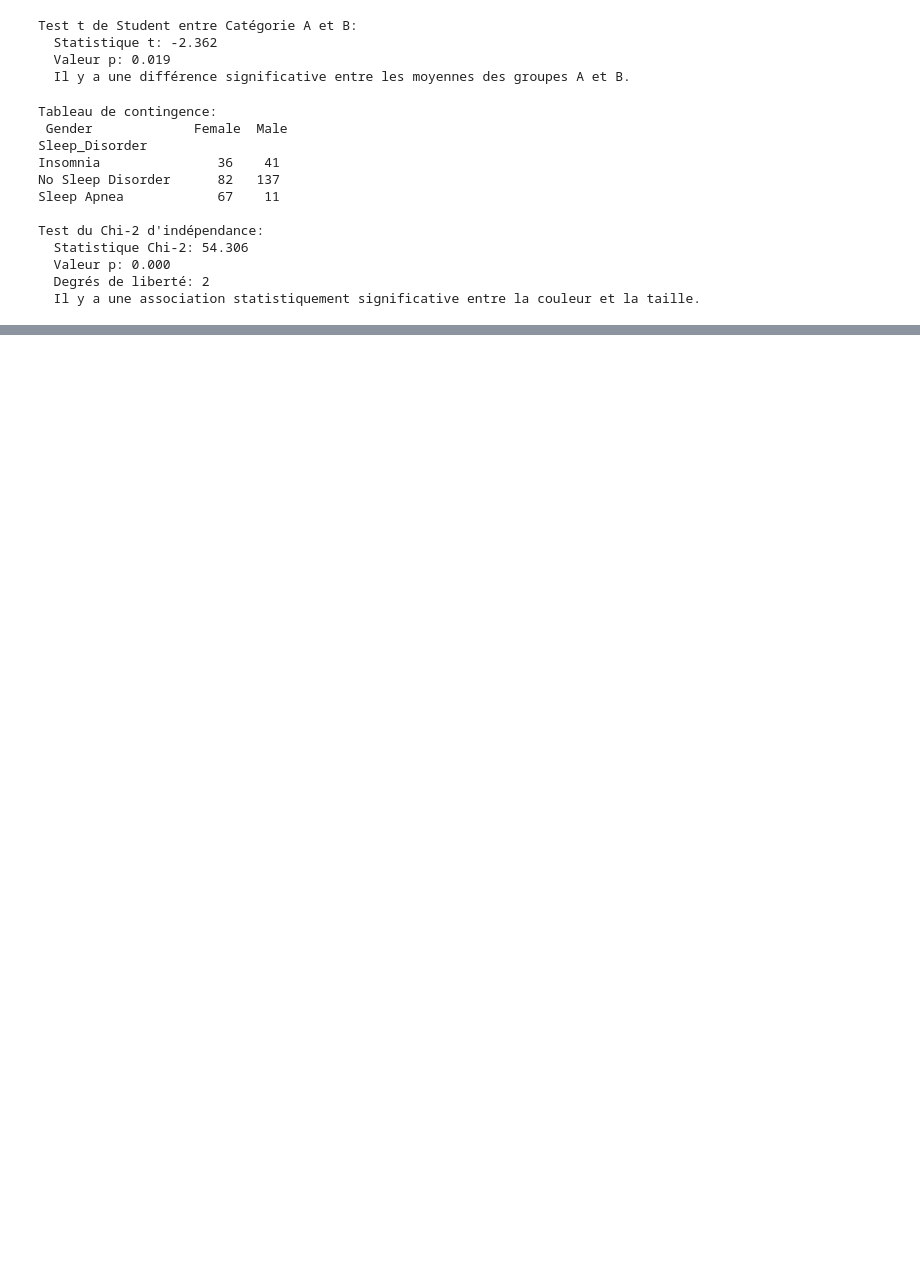
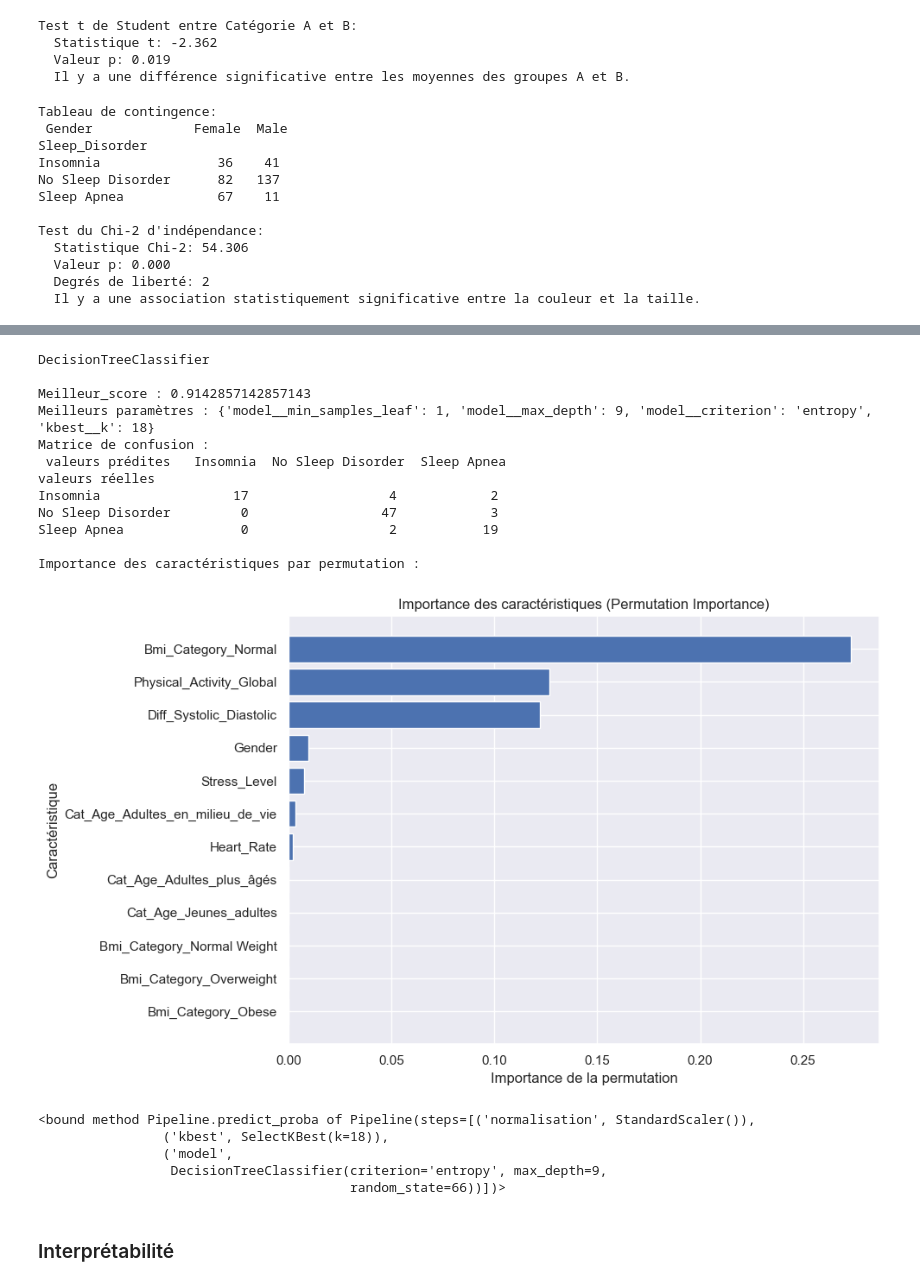
Before and after one commit to anthoferre/sleep-health-and-lifestyle, a Jupyter notebook: ml.ipynb, the cells around one changed output, grey strips where cells are left out. Drawn from its saved outputs; the diff is of its cells as text; code cells hidden in the pictures; blank space fills up the shorter version.

```diff
--- a/ml.ipynb
+++ b/ml.ipynb
@@ -47,5 +47,3 @@ df = df.drop(['Systolic','Diastolic'], axis = 1)
 
 #catégoriser l'âge
 df['Cat_Age'] = pd.cut(df['Age'], bins = [0,18,30,50,65,100], labels = ['Enfant','Jeunes_adultes','Adultes_en_milieu_de_vie','Adultes_plus_âgés','Seniors'])
-# %%
-df['Bmi_Category'] = df['Bmi_Category'].replace({'Normal Weight' : 'Normal'})
@@ -405,0 +446,28 @@ Sleep Apnea               0                  2           19
+# %%
+dt_model = DecisionTreeClassifier(random_state= 66)
+dt_params = {'kbest__k' : [10,12,15,18,'all'],
+             'model__max_depth' : [3,5,7,9],
+             'model__min_samples_leaf' : [1,5,10,15],
+             'model__criterion' : ['gini','entropy','log_loss']}
+grid_dt, y_pred_dt, cm_dt = model_ml(features_copy, Sleep_Disorder, dt_model, dt_params, n_iter = 30)
+# %% [output]
+DecisionTreeClassifier
+
+Meilleur_score : 0.9142857142857143
+Meilleurs paramètres : {'model__min_samples_leaf': 1, 'model__max_depth': 9, 'model__criterion': 'entropy', 'kbest__k': 18}
+Matrice de confusion :
+ valeurs prédites   Insomnia  No Sleep Disorder  Sleep Apnea
+valeurs réelles
+Insomnia                 17                  4            2
+No Sleep Disorder         0                 47            3
+Sleep Apnea               0                  2           19
+
+Importance des caractéristiques par permutation :
+[figure, added]
+<bound method Pipeline.predict_proba of Pipeline(steps=[('normalisation', StandardScaler()),
+                ('kbest', SelectKBest(k=18)),
+                ('model',
+                 DecisionTreeClassifier(criterion='entropy', max_depth=9,
+                                        random_state=66))])>
+# %% [markdown]
+### Interprétabilité
```
Also changed, not shown: parts of 14 cells of this notebook.
